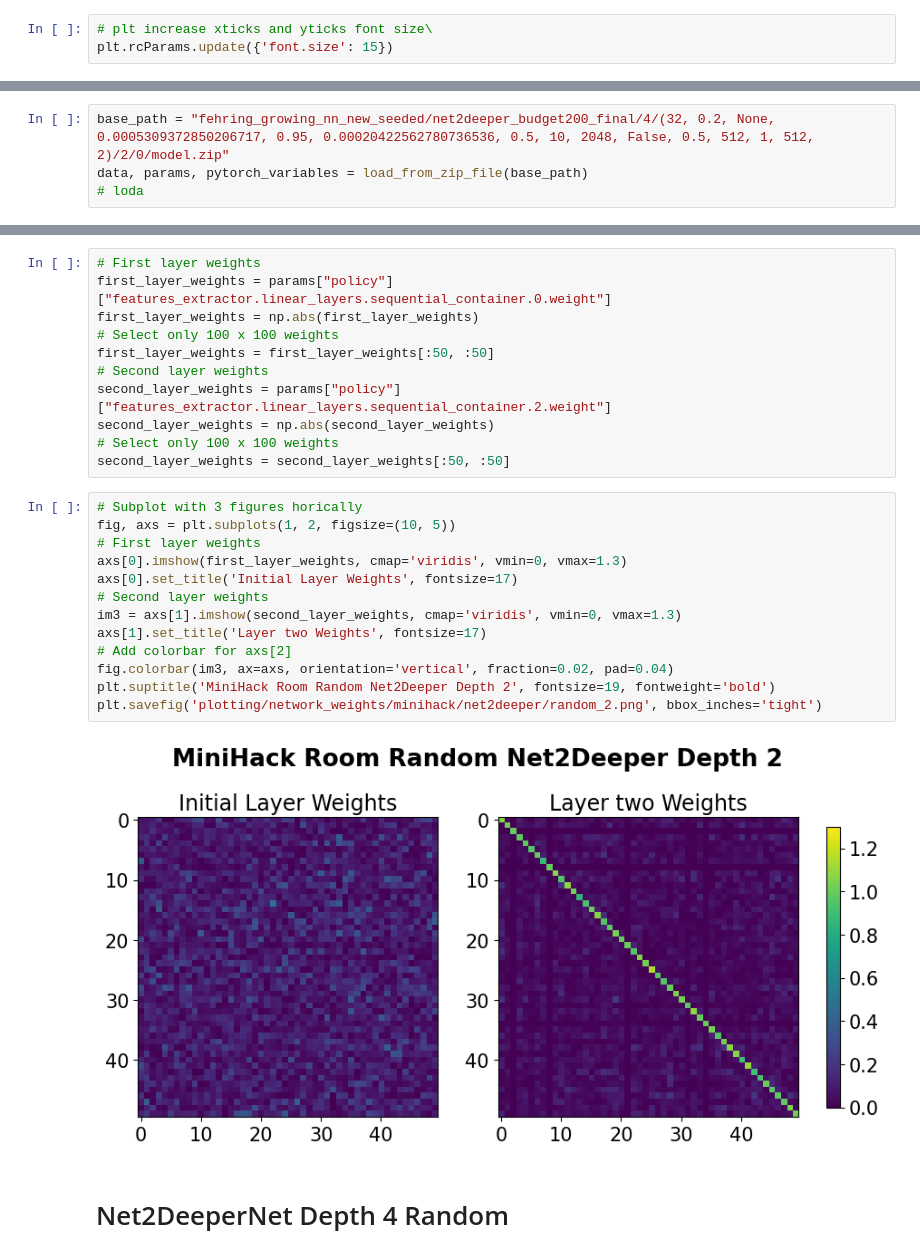
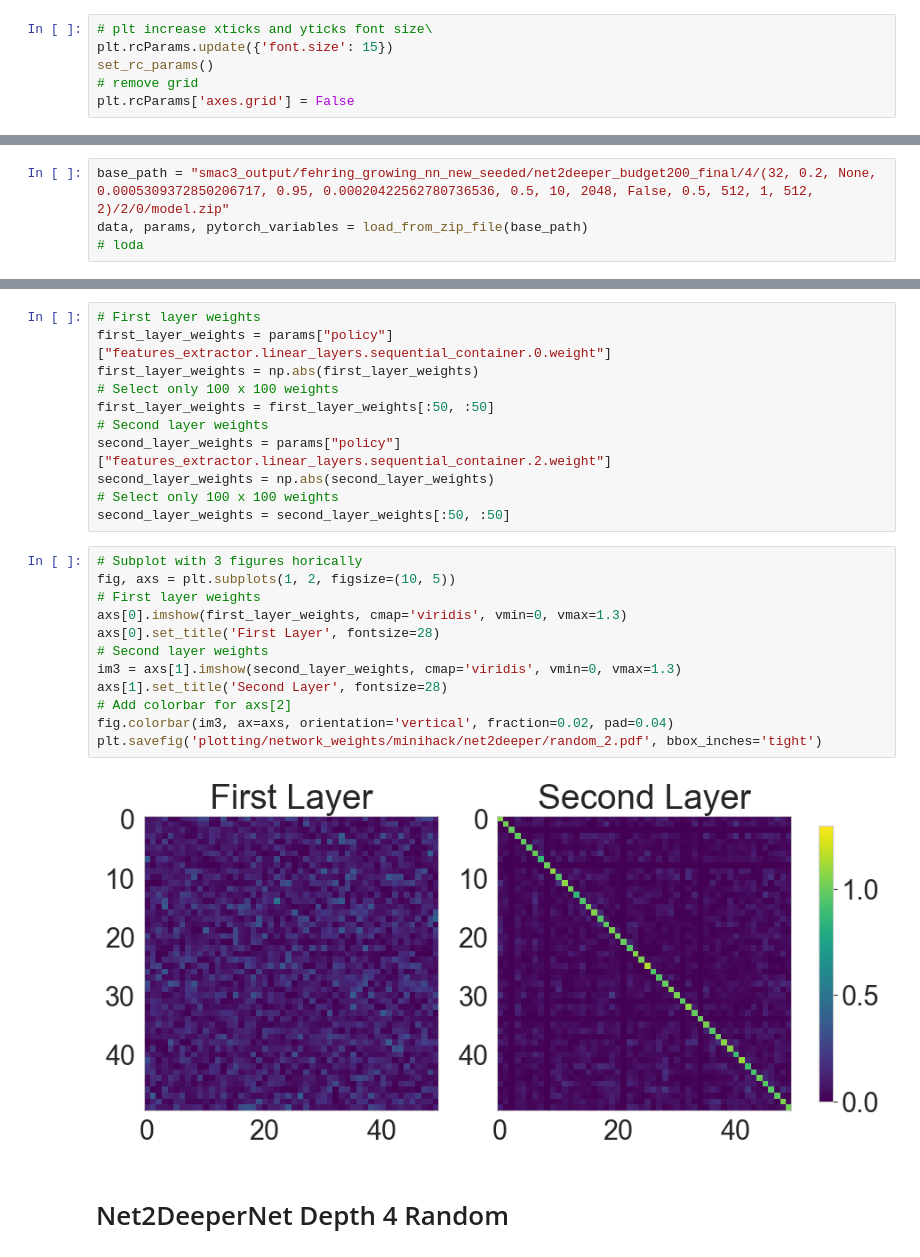
Before and after one commit to automl/GrowNN, a Jupyter notebook: plotting/network_weights/minihack/net2deeper/visualize.ipynb, the cells around one changed output, grey strips where cells are left out. Saved outputs shown, nothing was run; the diff lists cells and outputs as text.

```diff
--- a/plotting/network_weights/minihack/net2deeper/visualize.ipynb
+++ b/plotting/network_weights/minihack/net2deeper/visualize.ipynb
@@ -9,10 +10,13 @@ from stable_baselines3.common.save_util import load_from_zip_file
 # %%
 # plt increase xticks and yticks font size\
 plt.rcParams.update({'font.size': 15})
+set_rc_params()
+# remove grid
+plt.rcParams['axes.grid'] = False
 # %% [markdown]
 # Net2DeeperNet Depth 2 Random
 # %%
-base_path = "fehring_growing_nn_new_seeded/net2deeper_budget200_final/4/(32, 0.2, None, 0.0005309372850206717, 0.95, 0.00020422562780736536, 0.5, 10, 2048, False, 0.5, 512, 1, 512, 2)/2/0/model.zip"
+base_path = "smac3_output/fehring_growing_nn_new_seeded/net2deeper_budget200_final/4/(32, 0.2, None, 0.0005309372850206717, 0.95, 0.00020422562780736536, 0.5, 10, 2048, False, 0.5, 512, 1, 512, 2)/2/0/model.zip"
 data, params, pytorch_variables = load_from_zip_file(base_path)
 # loda
 # %%
@@ -33,18 +37,17 @@ second_layer_weights = second_layer_weights[:50, :50]
 # %%
 # Subplot with 3 figures horically
 fig, axs = plt.subplots(1, 2, figsize=(10, 5))
 # First layer weights
 axs[0].imshow(first_layer_weights, cmap='viridis', vmin=0, vmax=1.3)
-axs[0].set_title('Initial Layer Weights', fontsize=17)
+axs[0].set_title('First Layer', fontsize=28)
 # Second layer weights
 im3 = axs[1].imshow(second_layer_weights, cmap='viridis', vmin=0, vmax=1.3)
-axs[1].set_title('Layer two Weights', fontsize=17)
+axs[1].set_title('Second Layer', fontsize=28)
 # Add colorbar for axs[2]
 fig.colorbar(im3, ax=axs, orientation='vertical', fraction=0.02, pad=0.04)
-plt.suptitle('MiniHack Room Random Net2Deeper Depth 2', fontsize=19, fontweight='bold')
-plt.savefig('plotting/network_weights/minihack/net2deeper/random_2.png', bbox_inches='tight')
+plt.savefig('plotting/network_weights/minihack/net2deeper/random_2.pdf', bbox_inches='tight')
 # %% [output]
-[figure, old version]
+[figure, new version]
 # %% [markdown]
 # Net2DeeperNet Depth 4 Random
 # %%
```
Also changed, not shown: parts of 7 cells of this notebook, 26 other files.
